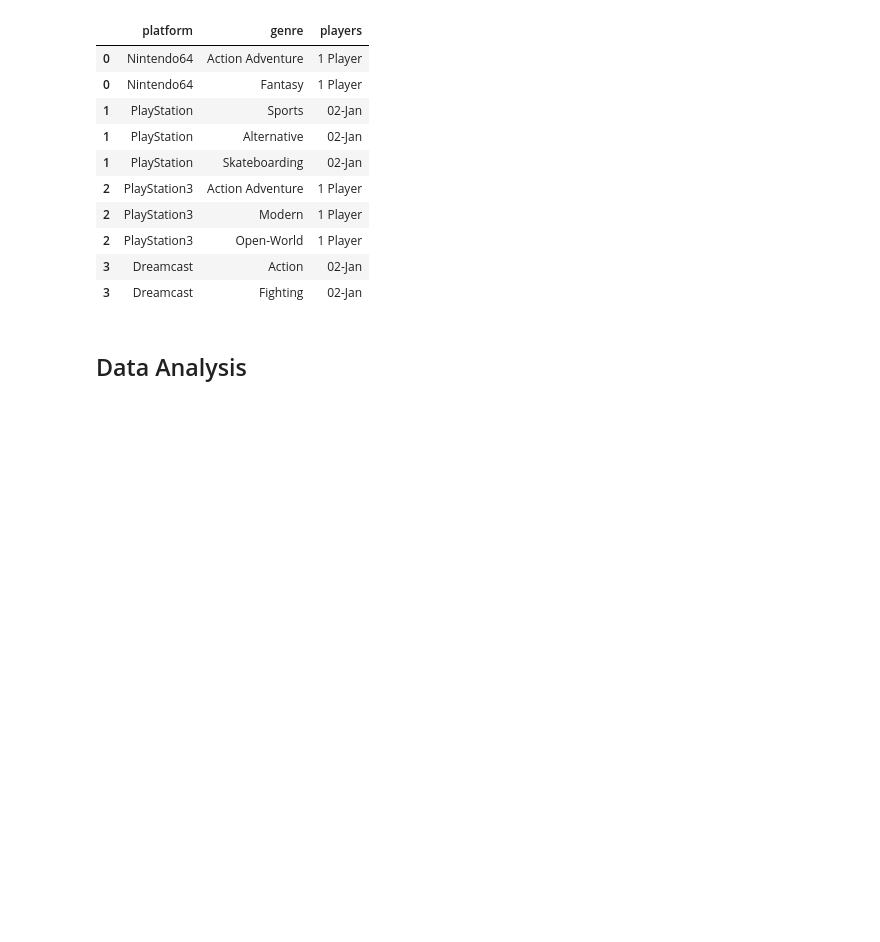
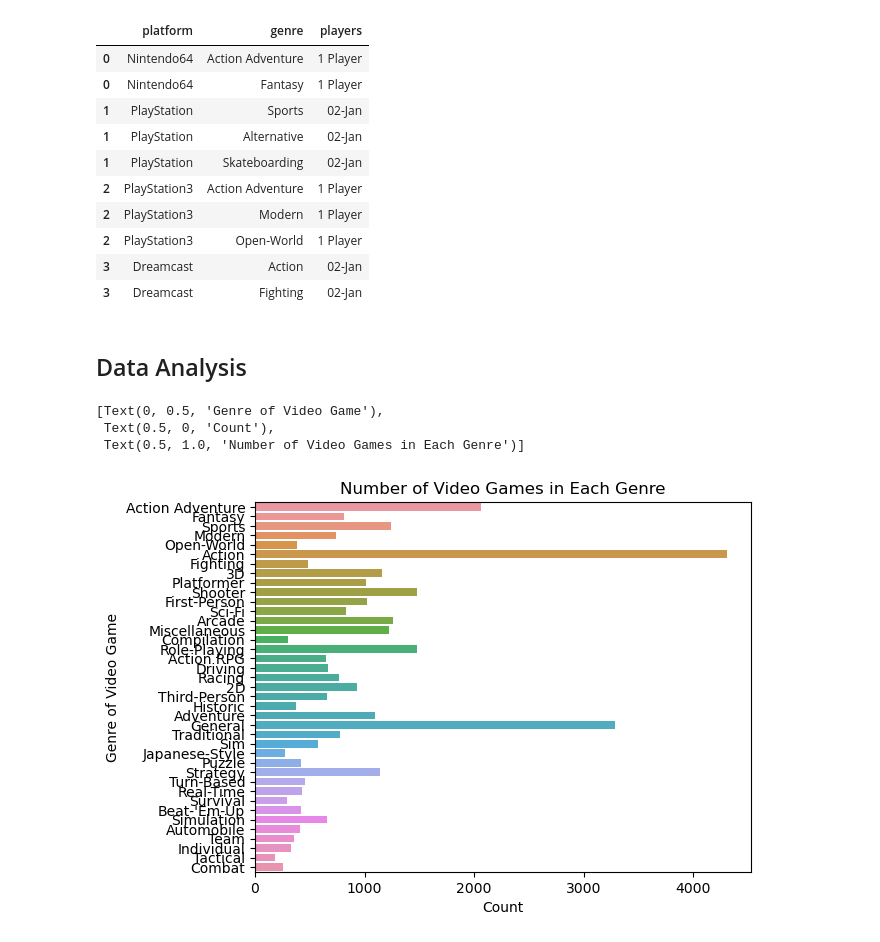
Before and after one commit to ubco-W2022T1-cosc301/project-group07, a Jupyter notebook: notebooks/analysis1.ipynb, the cells around one changed output. Saved outputs shown, nothing was run; the diff lists cells and outputs as text; code cells hidden in the pictures; blank space fills up the shorter version.

```diff
--- a/notebooks/analysis1.ipynb
+++ b/notebooks/analysis1.ipynb
@@ -107,0 +115,8 @@ df.head(10)
+# %%
+genre_countplot = sns.countplot(df, y='genre')
+genre_countplot.set(ylabel="Genre of Video Game", xlabel="Count", title="Number of Video Games in Each Genre")
+# %% [output]
+[Text(0, 0.5, 'Genre of Video Game'),
+ Text(0.5, 0, 'Count'),
+ Text(0.5, 1.0, 'Number of Video Games in Each Genre')]
+[figure, added]
```
Also changed, not shown: parts of 4 cells of this notebook.
